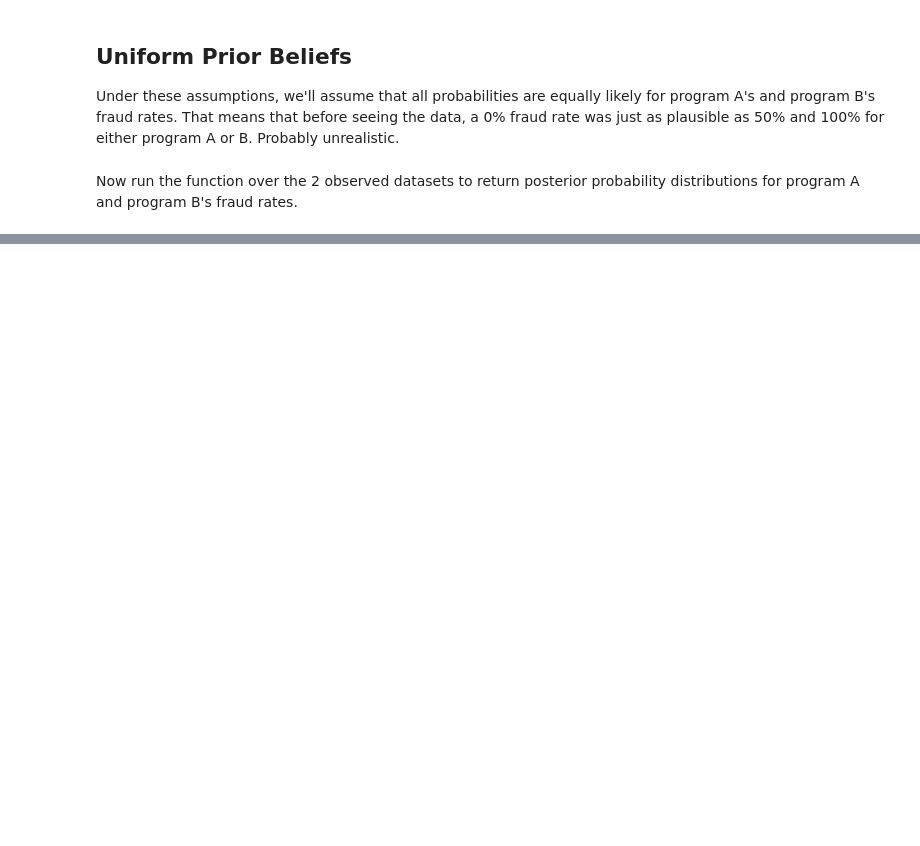
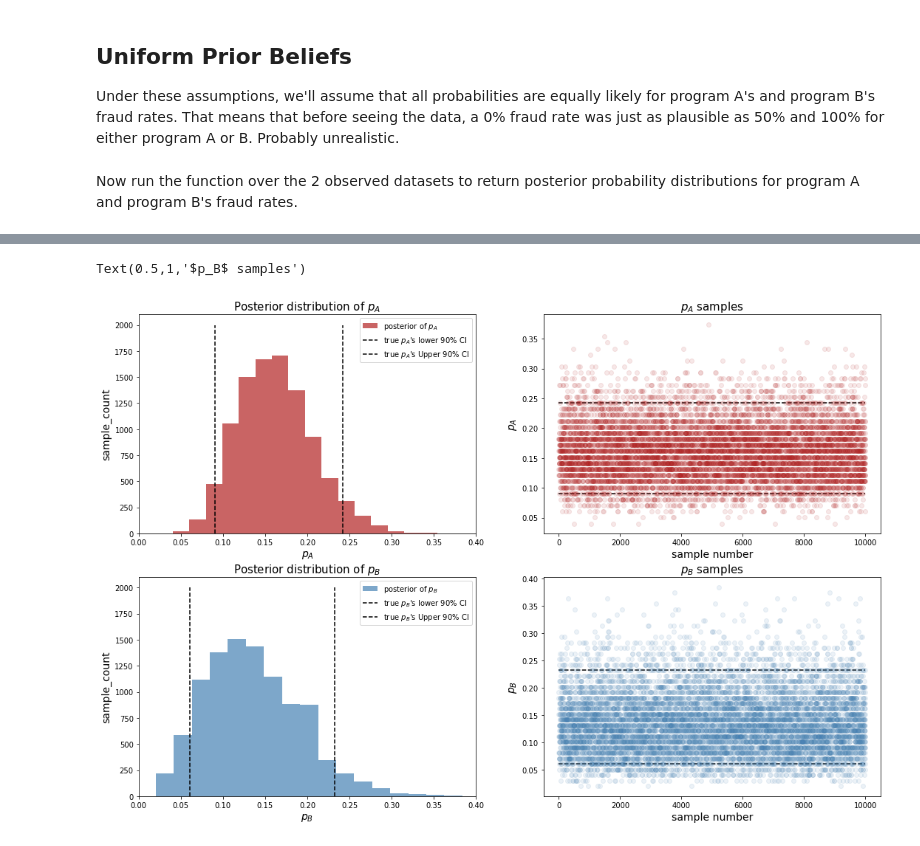
Before and after one commit to BrandonHoeft/Bayesian-Inference, a Jupyter notebook: bayesian-AB-testing.ipynb, the cells around one changed output, grey strips where cells are left out. Drawn from its saved outputs; the diff is of its cells as text; code cells hidden in the pictures; blank space fills up the shorter version.

```diff
--- a/bayesian-AB-testing.ipynb
+++ b/bayesian-AB-testing.ipynb
@@ -91,0 +110,41 @@ There is only a 63.0% probability that program A has a higher fraud rate than pr
+# %%
+fig, ax = plt.subplots(2,2, figsize=(18,12))
+
+
+ax[0,0].set_xlim(0, 0.4)
+ax[0,0].hist(post_samples_A, histtype='stepfilled', bins = 17, alpha=0.7,
+         label="posterior of $p_A$", color="firebrick", density=False)
+ax[0,0].vlines(np.percentile(post_samples_A, 5), 0, 2000, linestyle="--", label="true $p_A$'s lower 90% CI")
+ax[0,0].vlines(np.percentile(post_samples_A, 95), 0, 2000, linestyle="--", label="true $p_A$'s Upper 90% CI")
+ax[0,0].legend(loc="upper right")
+ax[0,0].set_xlabel('$p_A$', fontsize=14)
+ax[0,0].set_ylabel('sample_count', fontsize=14)
+ax[0,0].set_title("Posterior distribution of $p_A$", fontsize=15)
+
+ax[0,1].plot(post_samples_A, 'o', alpha=0.1, color="firebrick")
+ax[0,1].hlines(np.percentile(post_samples_A, 5), 0, 10000, linestyle="--", label="true $p_A$'s lower 90% CI")
+ax[0,1].hlines(np.percentile(post_samples_A, 95), 0, 10000, linestyle="--", label="true $p_A$'s Upper 90% CI")
+ax[0,1].set_xlabel('sample number', fontsize=14)
+ax[0,1].set_ylabel('$p_A$', fontsize=14)
+ax[0,1].set_title("$p_A$ samples", fontsize=15)
+
+
+ax[1,0].set_xlim(0, 0.4)
+ax[1,0].hist(post_samples_B, histtype='stepfilled', bins = 17, alpha=0.7,
+         label="posterior of $p_B$", color="steelblue", density=False)
+ax[1,0].vlines(np.percentile(post_samples_B, 5), 0, 2000, linestyle="--", label="true $p_B$'s lower 90% CI")
+ax[1,0].vlines(np.percentile(post_samples_B, 95), 0, 2000, linestyle="--", label="true $p_B$'s Upper 90% CI")
+ax[1,0].legend(loc="upper right")
+ax[1,0].set_xlabel('$p_B$', fontsize=14)
+ax[1,0].set_ylabel('sample_count', fontsize=14)
+ax[1,0].set_title("Posterior distribution of $p_B$", fontsize=15)
+
+ax[1,1].plot(post_samples_B, 'o', alpha=0.1, color="steelblue")
+ax[1,1].hlines(np.percentile(post_samples_B, 5), 0, 10000, linestyle="--", label="true $$p_B$'s lower 90% CI")
+ax[1,1].hlines(np.percentile(post_samples_B, 95), 0, 10000, linestyle="--", label="true $$p_B$'s Upper 90% CI")
+ax[1,1].set_xlabel('sample number', fontsize=14)
+ax[1,1].set_ylabel('$p_B$', fontsize=14)
+ax[1,1].set_title("$p_B$ samples", fontsize=15)
+# %% [output]
+Text(0.5,1,'$p_B$ samples')
+[figure, added]
```
Also changed, not shown: parts of 13 cells of this notebook.
